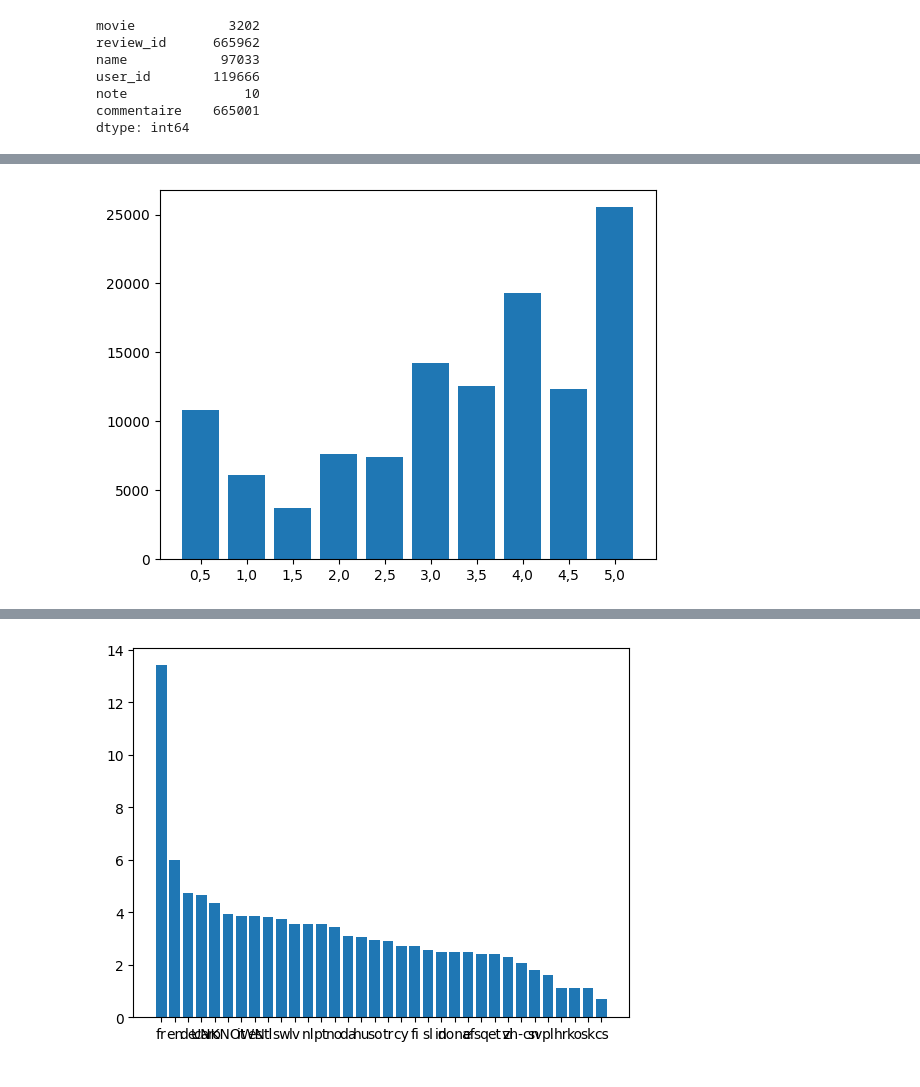
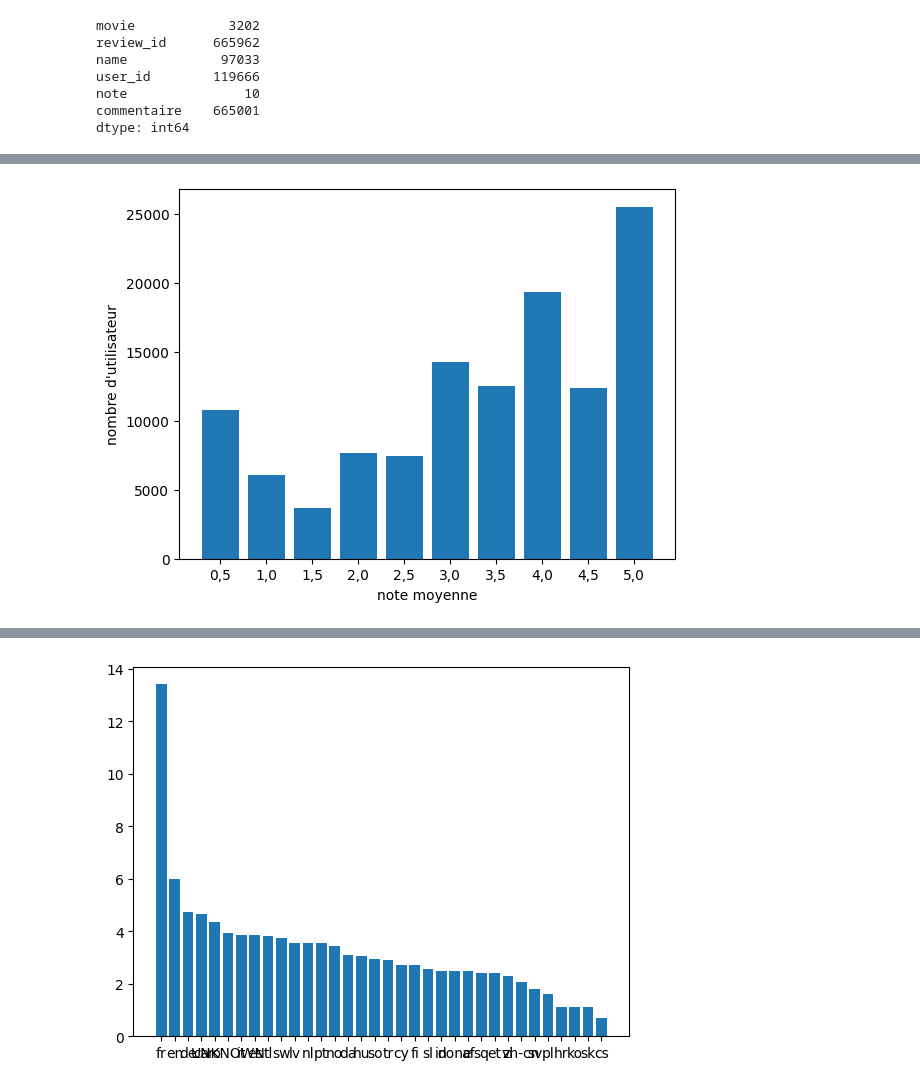
Before and after one commit to dylan-durand/app-innovation, a Jupyter notebook: data_visualization.ipynb, the cells around one changed output, grey strips where cells are left out. Drawn from its saved outputs; the diff is of its cells as text; code cells hidden in the pictures.

```diff
--- a/data_visualization.ipynb
+++ b/data_visualization.ipynb
@@ -28,6 +30,7 @@ import numpy as np
 # %%
 nlp = spacy.load('fr_core_news_md')
 nlp = spacy.load("en_core_web_md")
+nlp.add_pipe("emoji", first=True)
 def get_lang_detector(nlp, name):
     return LanguageDetector()
 Language.factory("language_detector", func=get_lang_detector)
@@ -133,0 +223,3 @@ df
+# %%
+df.sort_values(by="user_id", inplace=True)
+df
@@ -134,12 +240,12 @@ df
 # %%
 # 2 moyenne des notes par utilisateurs
-tmp_user = ''
+tmp_user = 'Z20010209190420907241533'
 total = 0
 note_nbr = 0
 means = []
-df.sort_values(by="user_id")
+df.sort_values(by="user_id", inplace=True)
 for user, note in tqdm(df[['user_id', 'note']].to_numpy()) :
-    if tmp_user != user and total != 0:
+    if tmp_user != user :
         tmp_user = user
         # round((total/note_nbr) * 2) / 2 si on veut des valeurs sur 0.5, 1, 1.5 etc
         means.append(round((total/note_nbr) * 2)/2)
@@ -150,28 +256,30 @@ for user, note in tqdm(df[['user_id', 'note']].to_numpy()) :
 # %%
 means.sort()
 dict_means = dict(zip(notes, [0, 0, 0, 0, 0, 0, 0, 0, 0, 0]))
 for i in means :
     if i == 0.5 :
         dict_means["0,5"] += 1
     elif i == 1 :
         dict_means["1,0"] += 1
     elif i == 1.5 :
         dict_means["1,5"] += 1
     elif i == 2 :
         dict_means["2,0"] += 1
     elif i == 2.5 :
         dict_means["2,5"] += 1
     elif i == 3 :
         dict_means["3,0"] += 1
     elif i == 3.5 :
         dict_means["3,5"] += 1
     elif i == 4 :
         dict_means["4,0"] += 1
     elif i == 4.5 :
         dict_means["4,5"] += 1
     elif i == 5 :
         dict_means["5,0"] += 1
 plt.bar(dict_means.keys(), dict_means.values())
+plt.xlabel("note moyenne")
+plt.ylabel("nombre d'utilisateur")
 plt.show()
 # %% [output]
-[figure, old version]
+[figure, new version]
```
Also changed, not shown: parts of 42 cells of this notebook, 2 other files.
